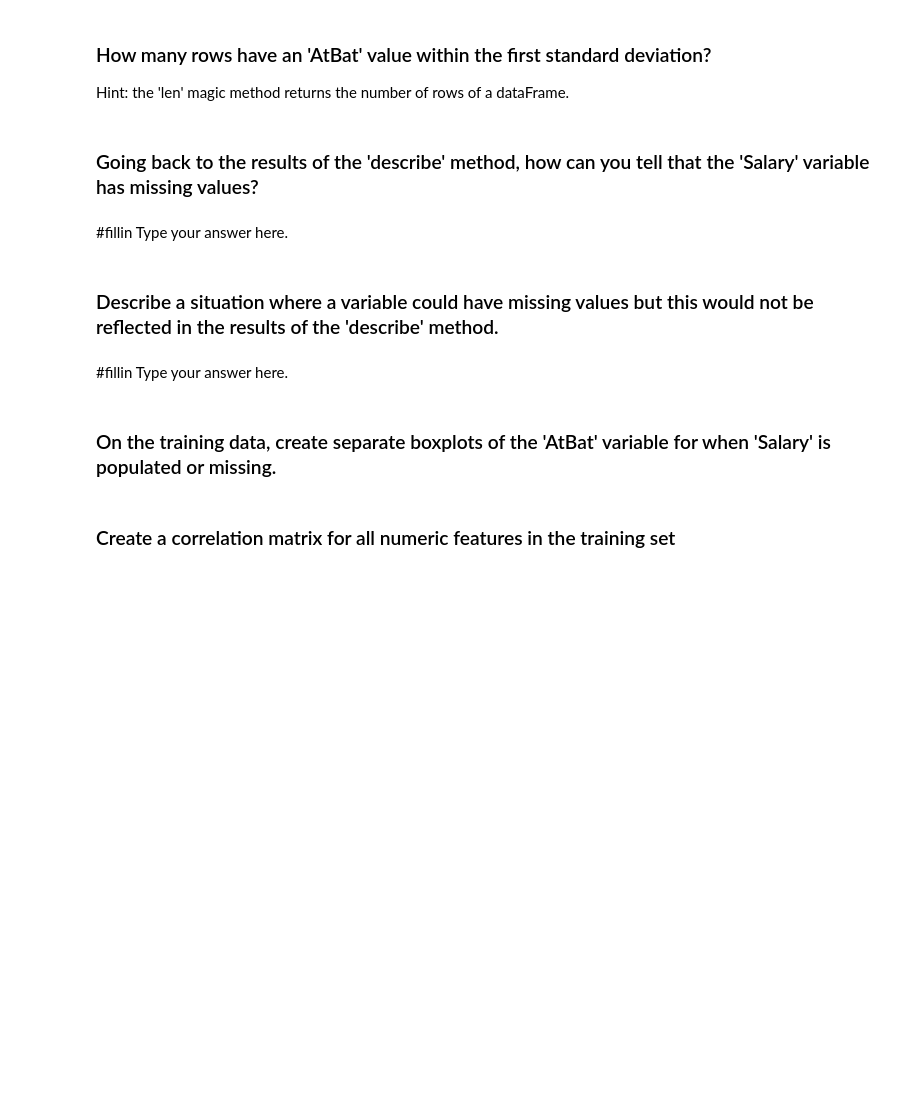
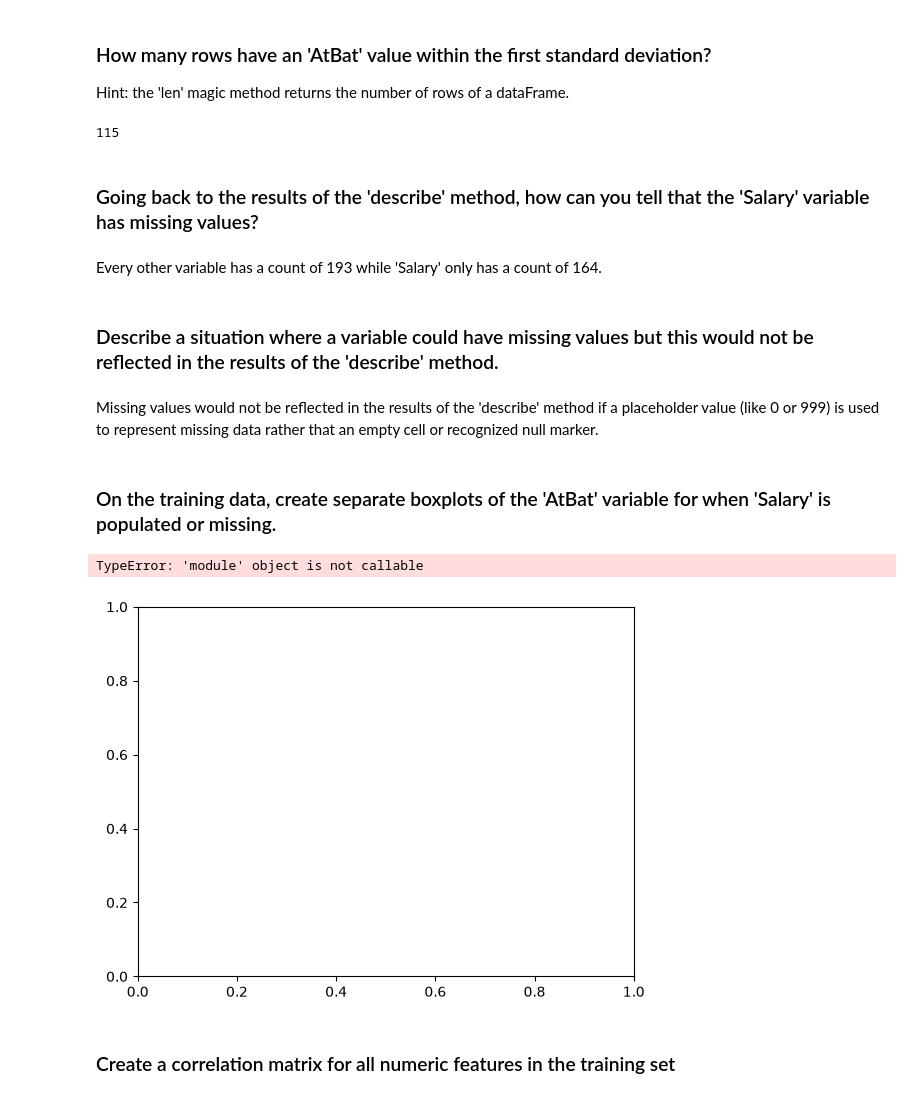
Before and after one commit to andalitta/code_2600, a Jupyter notebook: mod03_eda.ipynb, the cells around one changed output. Drawn from its saved outputs; the diff is of its cells as text; code cells hidden in the pictures; blank space fills up the shorter version.

```diff
--- a/mod03_eda.ipynb
+++ b/mod03_eda.ipynb
@@ -112,25 +112,45 @@ KeyError: 'AtBats'
 # %% [markdown]
 ### Let's standardize the AtBat feature (i.e., normalize by z-scores). We'll create a new column in the training data called 'AtBat_st' to represent this.
 # %%
-#fillin
+Train['AtBat_st'] = (Train['AtBat'] - Train['AtBat'].mean()) / Train['AtBat'].std()
 # %% [markdown]
 ### How many rows have an 'AtBat' value within the first standard deviation?
 
 Hint: the 'len' magic method returns the number of rows of a dataFrame.
 # %%
-#fillin
+len(Train[(Train['AtBat_st'] >= -1) & (Train['AtBat_st'] <= 1)])
+# %% [output]
+115
 # %% [markdown]
 ### Going back to the results of the 'describe' method, how can you tell that the 'Salary' variable has missing values?
 # %% [markdown]
-#fillin Type your answer here.
+Every other variable has a count of 193 while 'Salary' only has a count of 164.
 # %% [markdown]
 ### Describe a situation where a variable could have missing values but this would not be reflected in the results of the 'describe' method.
 # %% [markdown]
-#fillin Type your answer here.
+Missing values would not be reflected in the results of the 'describe' method if a placeholder value (like 0 or 999) is used to represent missing data rather that an empty cell or recognized null marker.
 # %% [markdown]
 ### On the training data, create separate boxplots of the 'AtBat' variable for when 'Salary' is populated or missing.
 # %%
-#fillin
+AtBat_salary_populated = Train[Train['Salary'].notna()]['AtBat']
+AtBat_salary_missing = Train[Train['Salary'].isna()]['AtBat']
+
+fig, ax = plt.subplots()
+
+ax.boxplot(
+    [AtBat_salary_populated, AtBat_salary_missing],
+    positions=[1, 2],
+    widths=0.5,
+    patch_artist=True,
+    showmeans=False,
+    showfliers=False
+)
+
+ax.set_xticklabels(['Salary Populated', 'Salary Missing'])
+ax.set_title('AtBat (by presence of salary data)')
+# %% [output]
+TypeError: 'module' object is not callable
+[figure, added]
 # %% [markdown]
 ### Create a correlation matrix for all numeric features in the training set
 # %%
```
Also changed, not shown: parts of 1 cell of this notebook.
